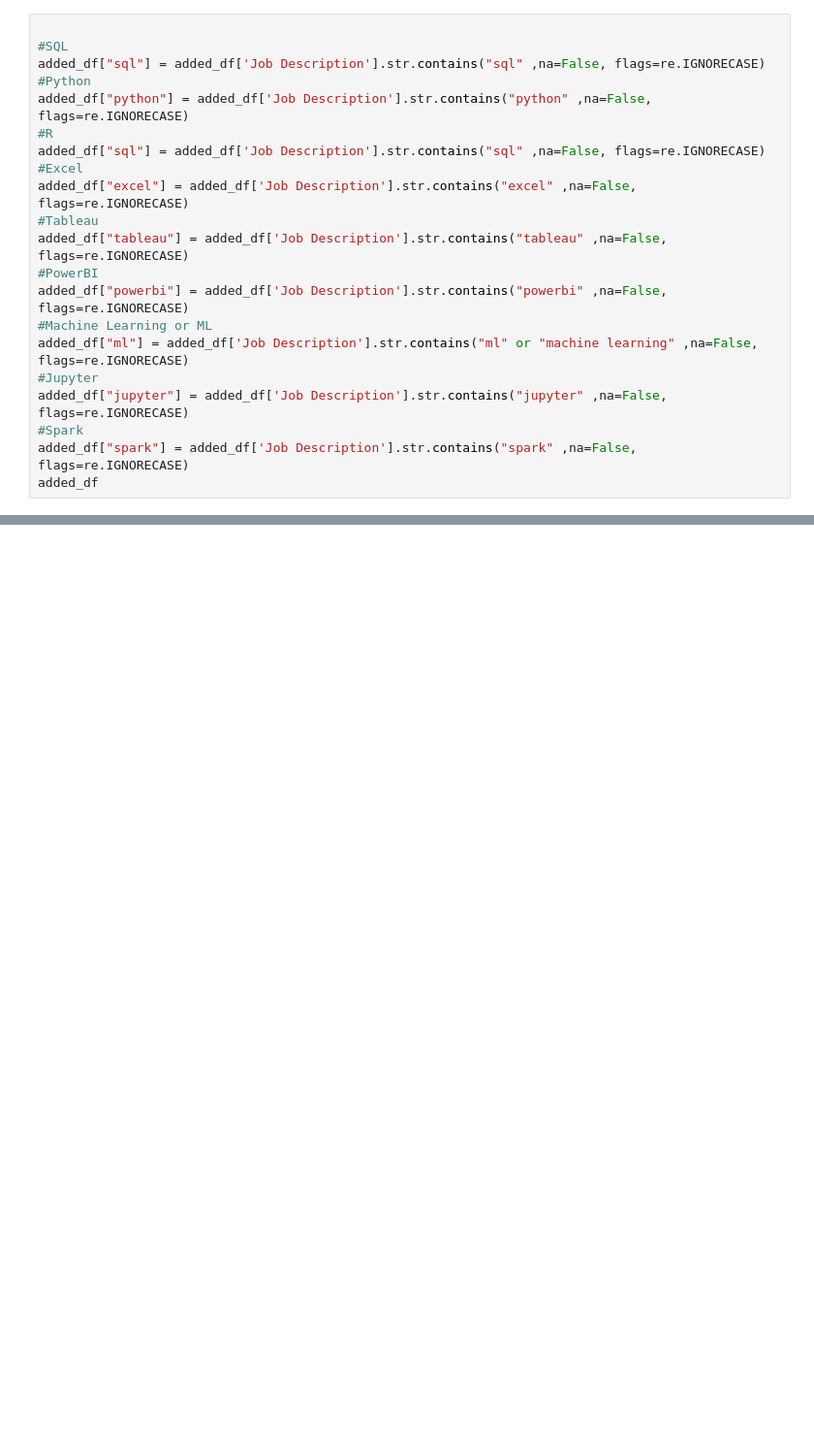
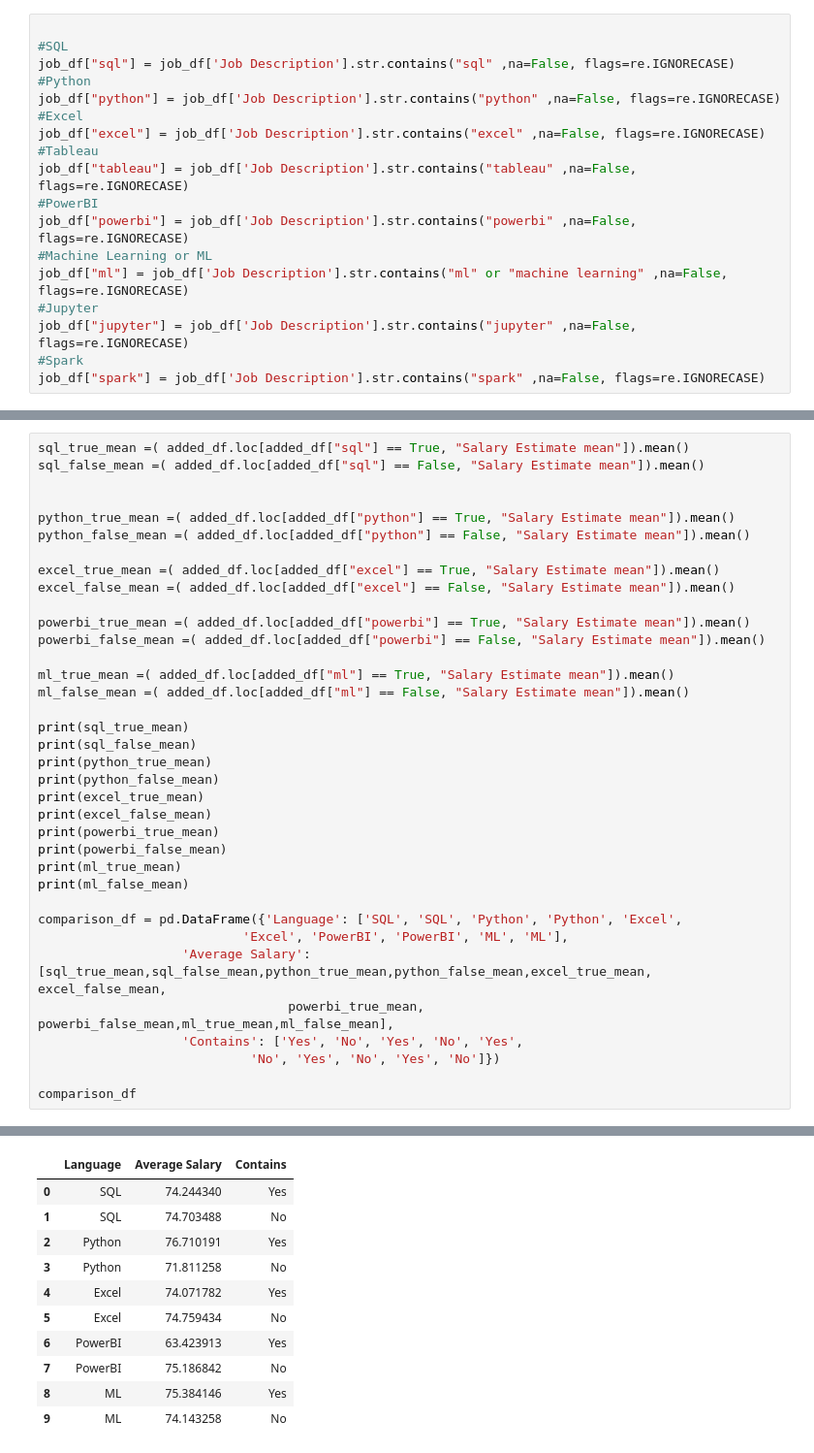
Before and after one commit to kieranmcaleer/AnalystJobsPython, a Jupyter notebook: Analysis.ipynb, the cells around one changed output, grey strips where cells are left out. Shown at 97% size. Cells and saved outputs as stored; diff of their text form; blank space fills up the shorter version.

```diff
--- a/Analysis.ipynb
+++ b/Analysis.ipynb
@@ -66,21 +18,18 @@ count_row
 # %%
 
 #SQL
-added_df["sql"] = added_df['Job Description'].str.contains("sql" ,na=False, flags=re.IGNORECASE)
+job_df["sql"] = job_df['Job Description'].str.contains("sql" ,na=False, flags=re.IGNORECASE)
 #Python
-added_df["python"] = added_df['Job Description'].str.contains("python" ,na=False, flags=re.IGNORECASE)
-#R
-added_df["sql"] = added_df['Job Description'].str.contains("sql" ,na=False, flags=re.IGNORECASE)
+job_df["python"] = job_df['Job Description'].str.contains("python" ,na=False, flags=re.IGNORECASE)
 #Excel
-added_df["excel"] = added_df['Job Description'].str.contains("excel" ,na=False, flags=re.IGNORECASE)
+job_df["excel"] = job_df['Job Description'].str.contains("excel" ,na=False, flags=re.IGNORECASE)
 #Tableau
-added_df["tableau"] = added_df['Job Description'].str.contains("tableau" ,na=False, flags=re.IGNORECASE)
+job_df["tableau"] = job_df['Job Description'].str.contains("tableau" ,na=False, flags=re.IGNORECASE)
 #PowerBI
-added_df["powerbi"] = added_df['Job Description'].str.contains("powerbi" ,na=False, flags=re.IGNORECASE)
+job_df["powerbi"] = job_df['Job Description'].str.contains("powerbi" ,na=False, flags=re.IGNORECASE)
 #Machine Learning or ML
-added_df["ml"] = added_df['Job Description'].str.contains("ml" or "machine learning" ,na=False, flags=re.IGNORECASE)
+job_df["ml"] = job_df['Job Description'].str.contains("ml" or "machine learning" ,na=False, flags=re.IGNORECASE)
 #Jupyter
-added_df["jupyter"] = added_df['Job Description'].str.contains("jupyter" ,na=False, flags=re.IGNORECASE)
+job_df["jupyter"] = job_df['Job Description'].str.contains("jupyter" ,na=False, flags=re.IGNORECASE)
 #Spark
-added_df["spark"] = added_df['Job Description'].str.contains("spark" ,na=False, flags=re.IGNORECASE)
-added_df
+job_df["spark"] = job_df['Job Description'].str.contains("spark" ,na=False, flags=re.IGNORECASE)
@@ -172,0 +122,37 @@ added_df
+# %%
+sql_true_mean =( added_df.loc[added_df["sql"] == True, "Salary Estimate mean"]).mean()
+sql_false_mean =( added_df.loc[added_df["sql"] == False, "Salary Estimate mean"]).mean()
+
+
+python_true_mean =( added_df.loc[added_df["python"] == True, "Salary Estimate mean"]).mean()
+python_false_mean =( added_df.loc[added_df["python"] == False, "Salary Estimate mean"]).mean()
+
+excel_true_mean =( added_df.loc[added_df["excel"] == True, "Salary Estimate mean"]).mean()
+excel_false_mean =( added_df.loc[added_df["excel"] == False, "Salary Estimate mean"]).mean()
+
+powerbi_true_mean =( added_df.loc[added_df["powerbi"] == True, "Salary Estimate mean"]).mean()
+powerbi_false_mean =( added_df.loc[added_df["powerbi"] == False, "Salary Estimate mean"]).mean()
+
+ml_true_mean =( added_df.loc[added_df["ml"] == True, "Salary Estimate mean"]).mean()
+ml_false_mean =( added_df.loc[added_df["ml"] == False, "Salary Estimate mean"]).mean()
+
+print(sql_true_mean)
+print(sql_false_mean)
+print(python_true_mean)
+print(python_false_mean)
+print(excel_true_mean)
+print(excel_false_mean)
+print(powerbi_true_mean)
+print(powerbi_false_mean)
+print(ml_true_mean)
+print(ml_false_mean)
+
+comparison_df = pd.DataFrame({'Language': ['SQL', 'SQL', 'Python', 'Python', 'Excel',
+                           'Excel', 'PowerBI', 'PowerBI', 'ML', 'ML'],
+                   'Average Salary': [sql_true_mean,sql_false_mean,python_true_mean,python_false_mean,excel_true_mean, excel_false_mean,
+                                 powerbi_true_mean, powerbi_false_mean,ml_true_mean,ml_false_mean],
+                   'Contains': ['Yes', 'No', 'Yes', 'No', 'Yes',
+                            'No', 'Yes', 'No', 'Yes', 'No']})
+
+comparison_df
+# %% [output]
@@ -172,0 +169,11 @@ added_df
+|  | Language | Average Salary | Contains |
+| 0 | SQL | 74.244340 | Yes |
+| 1 | SQL | 74.703488 | No |
+| 2 | Python | 76.710191 | Yes |
+| 3 | Python | 71.811258 | No |
+| 4 | Excel | 74.071782 | Yes |
+| 5 | Excel | 74.759434 | No |
+| 6 | PowerBI | 63.423913 | Yes |
+| 7 | PowerBI | 75.186842 | No |
+| 8 | ML | 75.384146 | Yes |
+| 9 | ML | 74.143258 | No |
```
Also changed, not shown: parts of 14 cells of this notebook.
